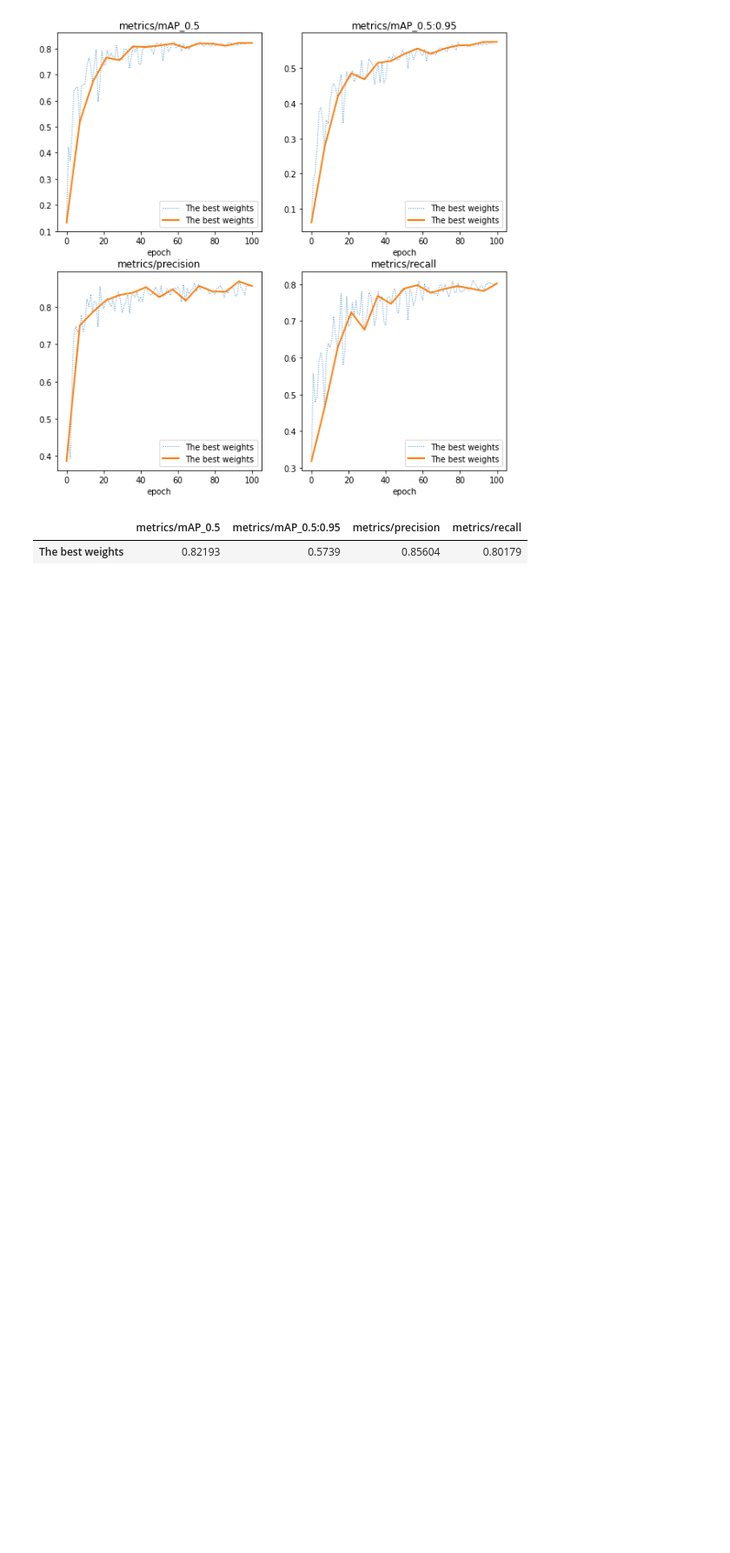
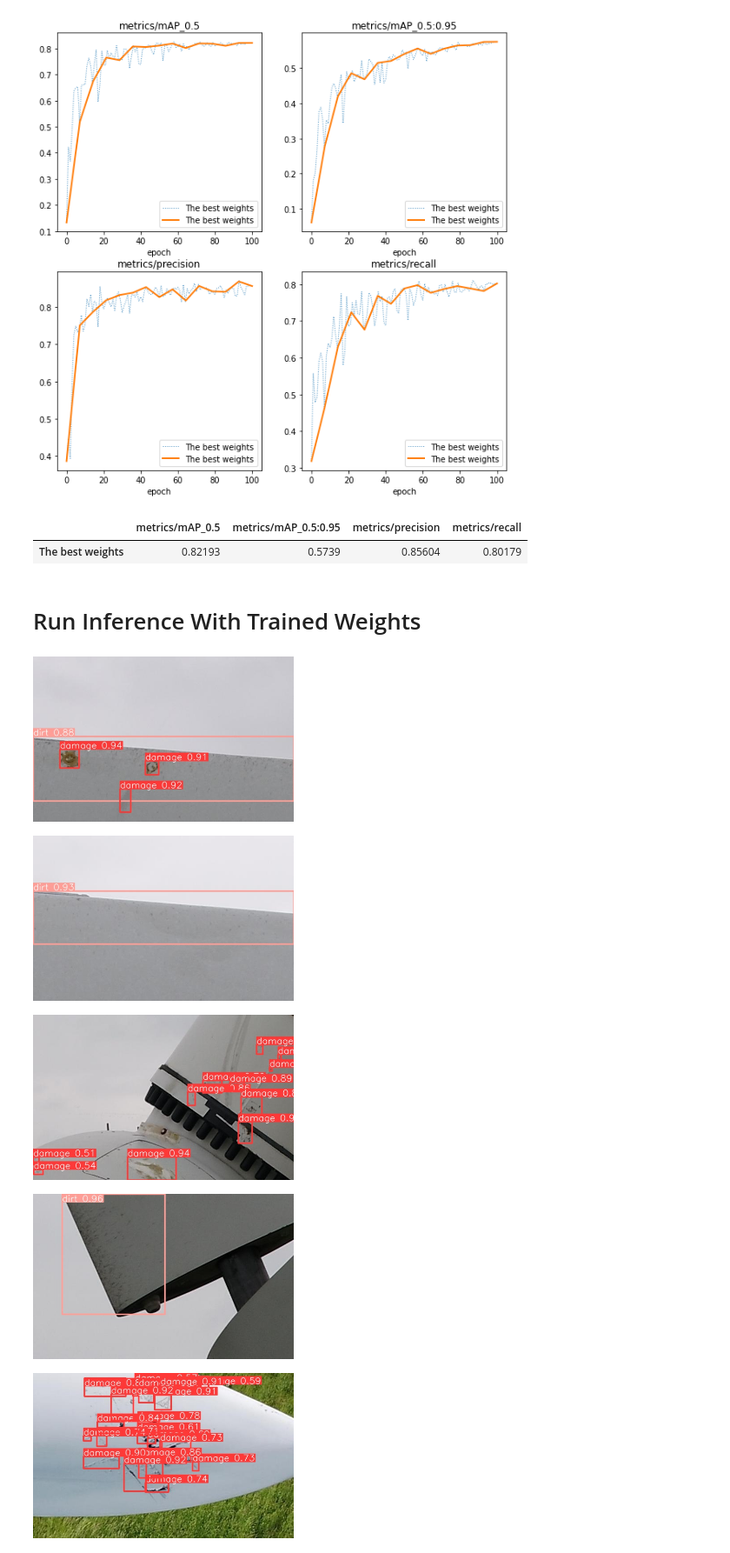
Before and after one commit to dujest/yolov5-workshop, a Jupyter notebook: YOLOv5_Hyperparameter_Evolution_2.ipynb, the cells around one changed output. Shown: that part at 87% size. Drawn from its saved outputs; the diff is of its cells as text; code cells hidden in the pictures; blank space fills up the shorter version.

Commit message:
inference with the trained weights

```diff
--- a/YOLOv5_Hyperparameter_Evolution_2.ipynb
+++ b/YOLOv5_Hyperparameter_Evolution_2.ipynb
@@ -155,3 +155,5 @@ metrics_table(path_dict=path_dict)
 [figure]
 |  | metrics/mAP_0.5 | metrics/mAP_0.5:0.95 | metrics/precision | metrics/recall |
 | The best weights | 0.82193 | 0.5739 | 0.85604 | 0.80179 |
+# %% [markdown]
+# Run Inference With Trained Weights
@@ -157,0 +169,19 @@ metrics_table(path_dict=path_dict)
+# %%
+from IPython.display import Image, display
+
+image_path = {
+    'image1' : '/content/drive/MyDrive/colab/detections/exp2/DJI_0748_03_03_png.rf.fc200239e289525ead7b677202b80481.jpg',
+    'image2' : '/content/drive/MyDrive/colab/detections/exp2/DJI_0747_03_07_png.rf.30ed552a588b0a81f886cef73cd1203e.jpg',
+    'image3' : '/content/drive/MyDrive/colab/detections/exp2/DJI_0606_04_05_png.rf.10d72069c6aab17952367f4553455d88.jpg',
+    'image4' : '/content/drive/MyDrive/colab/detections/exp2/DJI_0583_03_04_png.rf.5cb2c25ddf3729a68b7a7c6ebe216d5f.jpg',
+    'image5' : '/content/drive/MyDrive/colab/detections/exp2/DJI_0452_05_06_png.rf.f2ac9a54f37e431ff15323ac3fce8bef.jpg'
+    }
+
+for image in image_path:
+    display(Image(filename=image_path[image], width=300))
+# %% [output]
+[figure, added]
+[figure, added]
+[figure, added]
+[figure, added]
+[figure, added]
```
Also changed, not shown: parts of 2 cells of this notebook.
